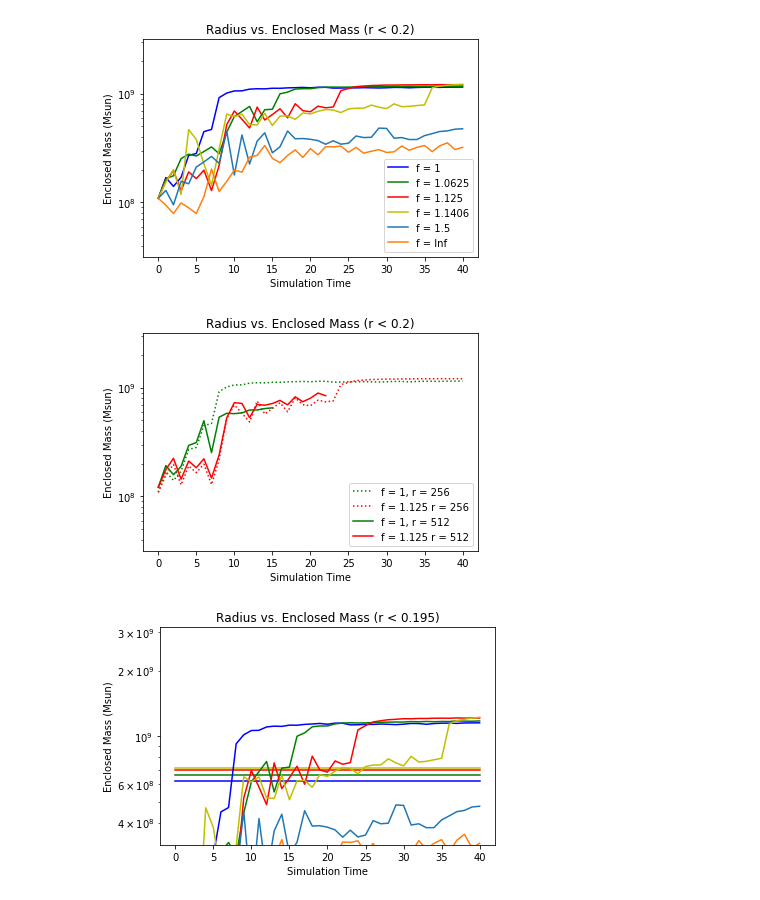
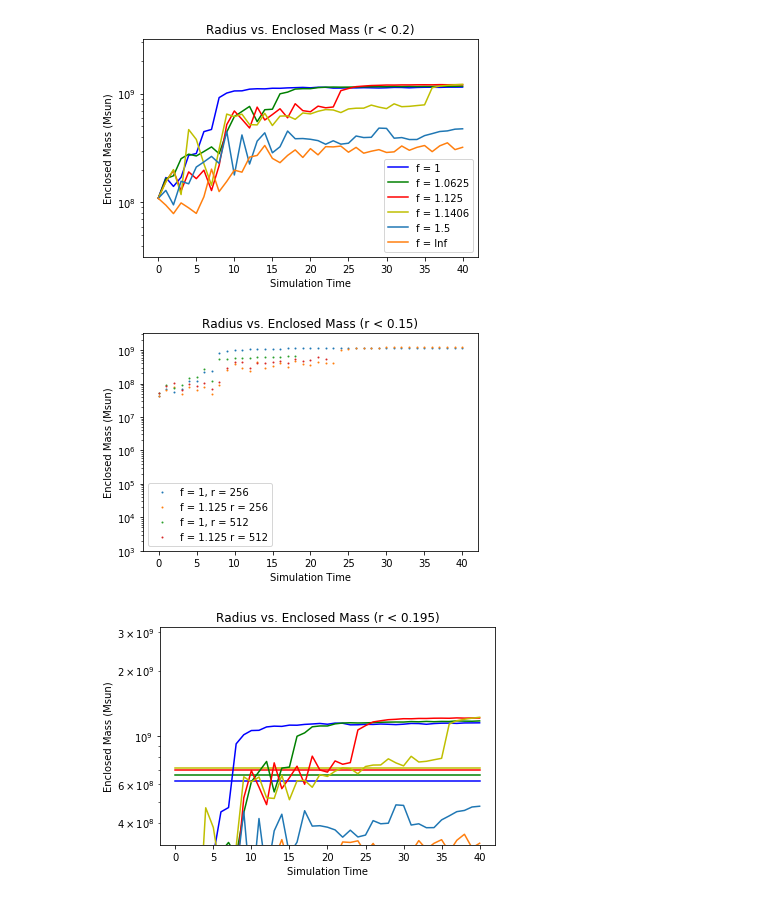
Before and after one commit to mnotis/FDM2020, a Jupyter notebook: Enclosed Mass 2.0.ipynb, the cells around one changed output. Drawn from its saved outputs; the diff is of its cells as text; code cells hidden in the pictures.

```diff
--- a/Enclosed Mass 2.0.ipynb
+++ b/Enclosed Mass 2.0.ipynb
@@ -516,30 +516,30 @@ plt.savefig('/mnt/c/Users/Noah Notis/Dropbox/USRP2020_Noah/src/FDM2020/massr256p
 # %%
 #testing resolution differences
 path1 = '/mnt/c/Users/Noah Notis/Dropbox/USRP2020_Noah/src/FDM2020/rad_files/f1L20T4n400r256'
 path1125 = '/mnt/c/Users/Noah Notis/Dropbox/USRP2020_Noah/src/FDM2020/rad_files/f1.125L20T4n40r256'
 path1512 = '/mnt/c/Users/Noah Notis/Dropbox/USRP2020_Noah/src/FDM2020/rad_files/f1L20T4n40r512'
 path1125512 = '/mnt/c/Users/Noah Notis/Dropbox/USRP2020_Noah/src/FDM2020/rad_files/f1.125L20T4n40r512'
 
-r_lim = 0.2
+r_lim = 0.15
 data1 = enclosed_mass_pixel_from_folder(path1, 256, r_lim, 40, 400)
 data1125 = enclosed_mass_pixel_from_folder(path1125, 256, r_lim, 40, 40)
-data1512 = enclosed_mass_pixel_from_folder(path1512, 512, r_lim, 15, 40)
+data1512 = enclosed_mass_pixel_from_folder(path1512, 512, r_lim, 18, 40)
 data1125512 = enclosed_mass_pixel_from_folder(path1125512, 512, r_lim, 22, 40)
 
-plt.plot(data1[0], data1[1], 'g:')
-plt.plot(data1125[0], data1125[1], 'r:')
-plt.plot(data1512[0], data1512[1], 'g')
-plt.plot(data1125512[0], data1125512[1], 'r')
+plt.scatter(data1[0], data1[1], s = 1)
+plt.scatter(data1125[0], data1125[1], s = 1)
+plt.scatter(data1512[0], data1512[1], s = 1)
+plt.scatter(data1125512[0], data1125512[1], s = 1)
 
 plt.yscale('log')
-plt.ylim(10**(7.5), 10**(9.5))
+plt.ylim(10**(3), 10**(9.5))
 plt.xlabel('Simulation Time')
 plt.ylabel('Enclosed Mass (Msun)')
 plt.title('Radius vs. Enclosed Mass (r < ' + str(r_lim) + ')')
 plt.legend(['f = 1, r = 256', 'f = 1.125 r = 256', 'f = 1, r = 512', 'f = 1.125 r = 512'])
-plt.savefig('/mnt/c/Users/Noah Notis/Dropbox/USRP2020_Noah/src/FDM2020/enclosed_mass_res_test_r2.png', dpi = 250)
+plt.savefig('/mnt/c/Users/Noah Notis/Dropbox/USRP2020_Noah/src/FDM2020/pics/mass_res_tests/enclosed_mass_res_test_r15_scatter.png', dpi = 250)
 # %% [output]
-[figure, old version]
+[figure, new version]
 # %%
 #Critical Mass Analytic
 
```
Also changed, not shown: 29 other files.
